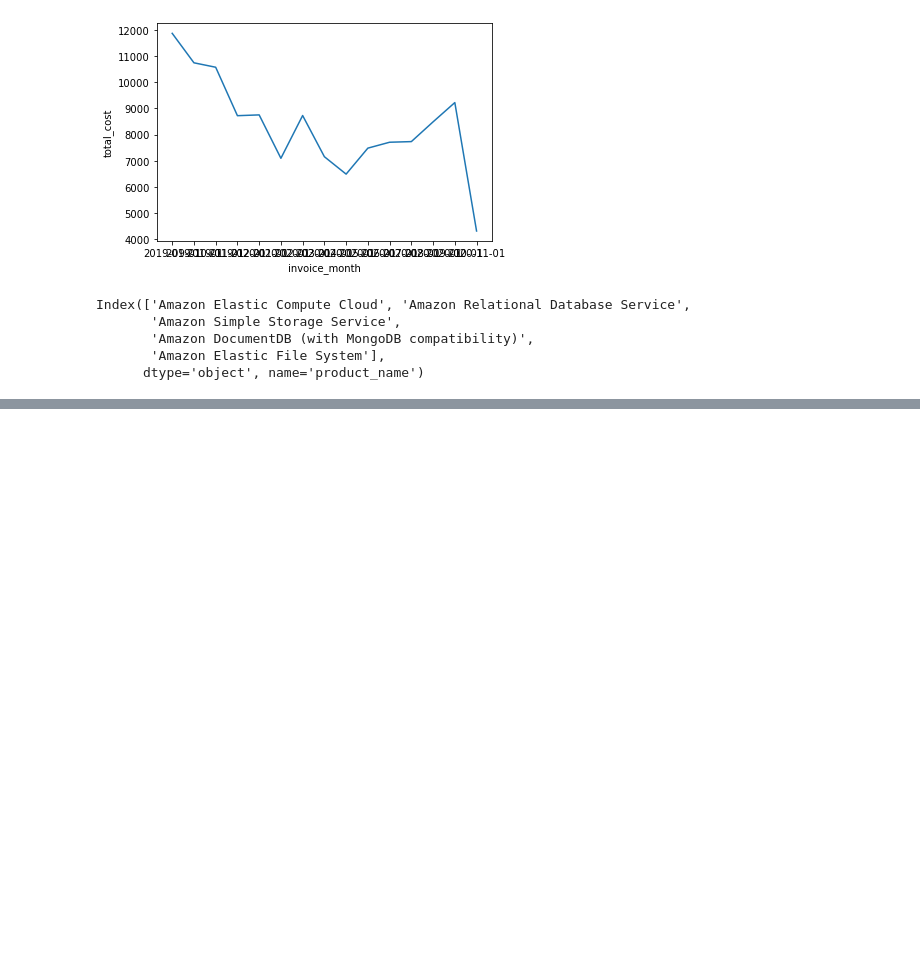
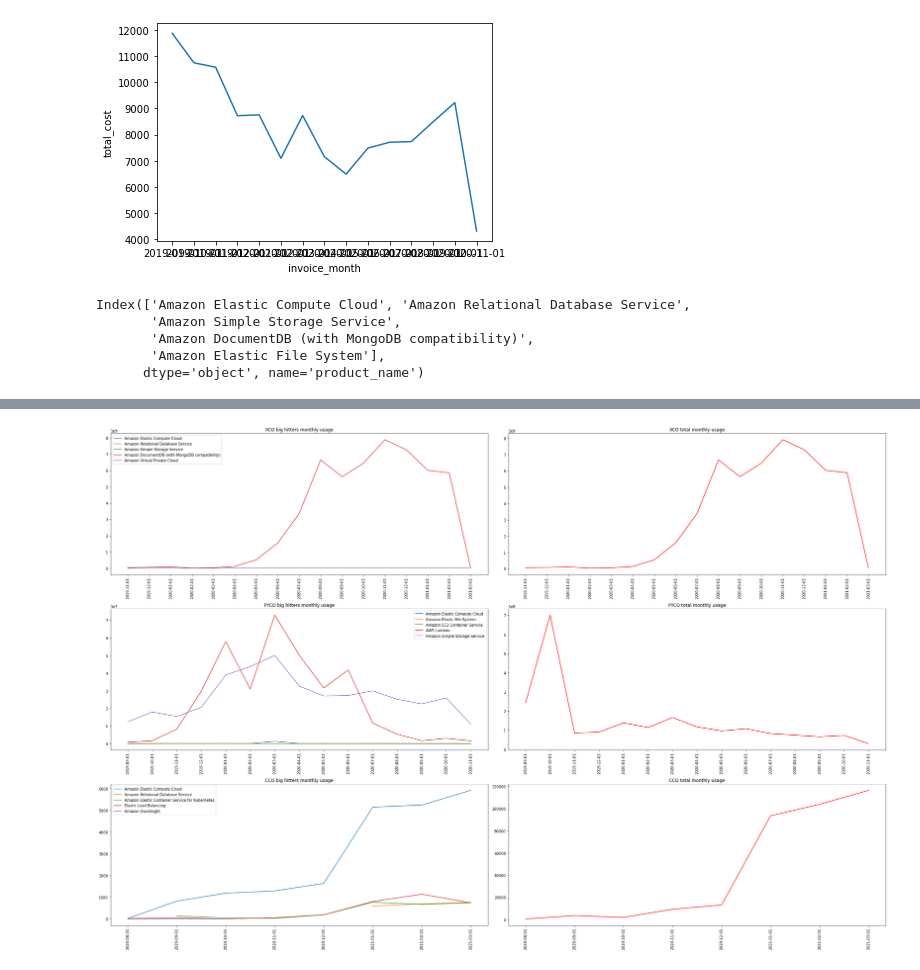
Before and after one commit to texasfight/ME379M_Hackathon, a Jupyter notebook: Notebooks/Irvin EDA.ipynb, the cells around one changed output, grey strips where cells are left out. Cells and saved outputs as stored; diff of their text form; code cells hidden in the pictures; blank space fills up the shorter version.

```diff
--- a/Notebooks/Irvin EDA.ipynb
+++ b/Notebooks/Irvin EDA.ipynb
@@ -317,0 +379,35 @@ def n_hitters_plot(df_list, n_hitters)
+# %%
+def hitter_usage_monthly(df, product):
+    dfFin = df.loc[df["product_name"] == product].groupby("invoice_month").agg({"usage_amount": "sum"})
+    return dfFin
+# %%
+def bycomp_n_hitters_usage_plot(n_hitters):
+    company_dfs = [dfXCO, dfPYCO, dfCCO]
+    company_names = ["XCO", "PYCO", "CCO"]
+    final_df_list = []
+    fig, ax = plt.subplots(3,2, figsize=(30,20))
+    for index in range(len(company_names)):
+        inter_list = []
+        top_hitters = company_dfs[index].groupby("product_name").agg({"total_cost": "sum"}).sort_values("total_cost", ascending=False).index[:n_hitters]
+
+        for hitter in range(len(top_hitters)):
+            new_monthly_df = hitter_usage_monthly(company_dfs[index], top_hitters[hitter])
+            ax[index][0].plot(new_monthly_df)
+            ax[index][0].tick_params("x", rotation=90)
+            inter_list.append(new_monthly_df)
+
+
+        ax[index][0].set_title(str(company_names[index]) + " big hitters monthly usage")
+        ax[index][0].legend(top_hitters)
+        final_df_list.append(inter_list)
+        agg_df = company_dfs[index].groupby("invoice_month").agg({"usage_amount": "sum"})
+        ax[index][1].plot(agg_df, color="red")
+        ax[index][1].set_title(str(company_names[index]) + " total monthly usage")
+        ax[index][1].tick_params("x", rotation=90)
+
+    fig.tight_layout()
+    fig.savefig(r".\company_hitters_usage_" + str(n_hitters) + ".png")
+# %%
+bycomp_n_hitters_usage_plot(5)
+# %% [output]
+[figure, added]
```
Also changed, not shown: parts of 12 cells of this notebook, 8 other files.
